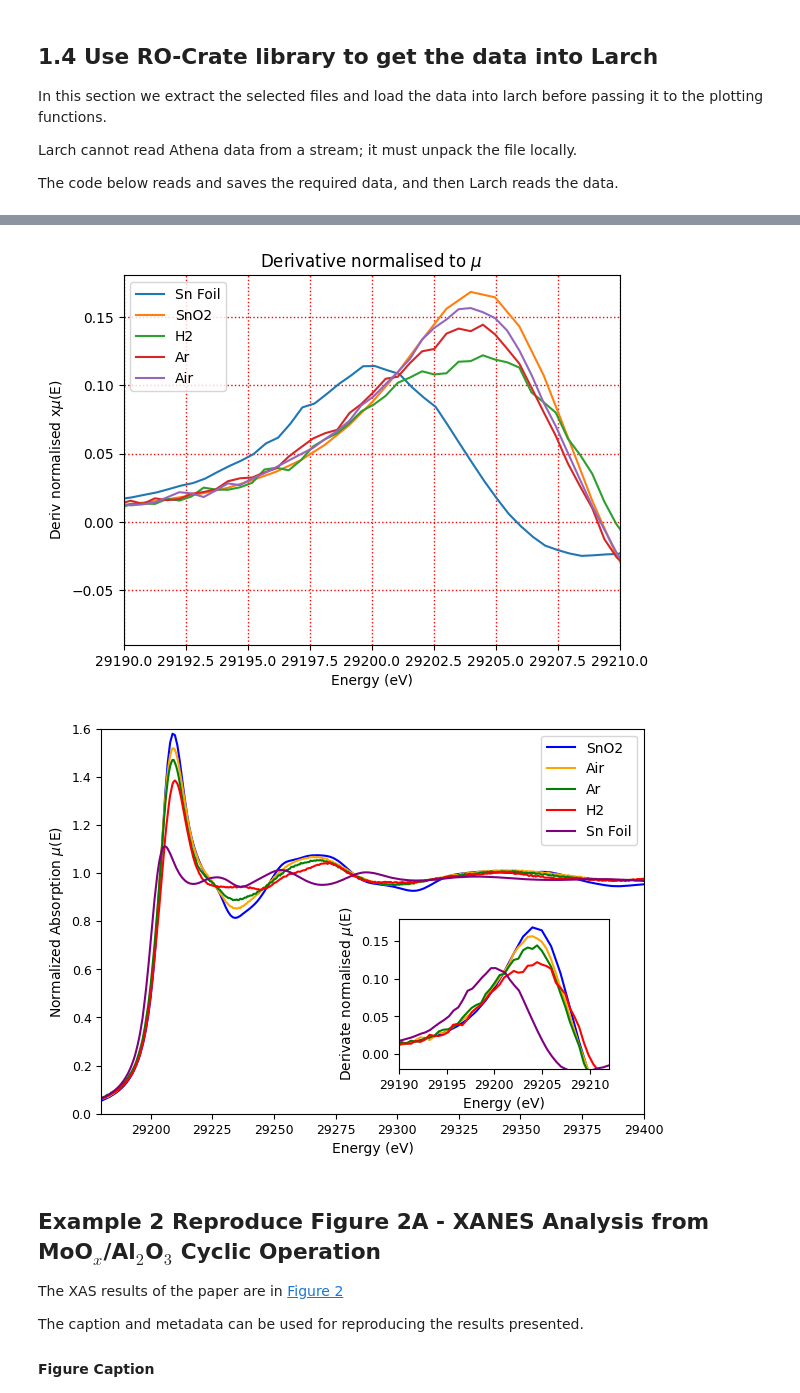
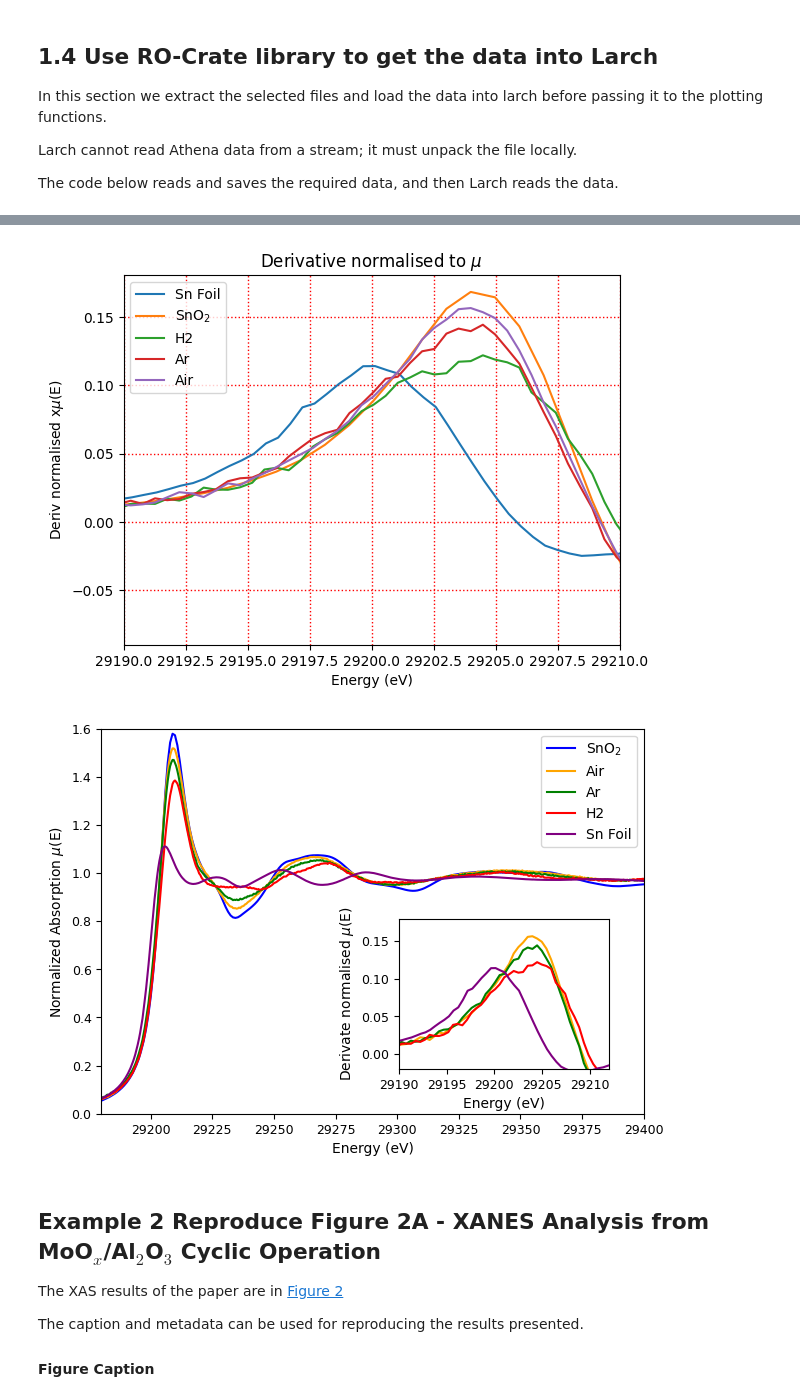
Before and after one commit to scman1/Galaxy-RO-Crate-Parse, a Jupyter notebook: Use RO-Crate Datasets.ipynb, the cells around one changed output, grey strips where cells are left out. Saved outputs shown, nothing was run; the diff lists cells and outputs as text; code cells hidden in the pictures.

```diff
--- a/Use RO-Crate Datasets.ipynb
+++ b/Use RO-Crate Datasets.ipynb
@@ -280,12 +298,10 @@ The code below reads and saves the required data, and then Larch reads the data.
 # normalisation, merging, re-binning, LCF
 # and visualisation (plotting)
 import lib.larch_data_reader as larch_reader
+
 tags = {"Sn_foil":"Sn Foil", "SnO2": "SnO2",
         "SnK_H2":"H2", "SnK_Air":"Air",
         "SnK_Ar":"Ar"}
-
-from larch import Interpreter
-lrch_session = Interpreter()
 
 #################################
 # Extracting Data from RO-Crate #
@@ -317,12 +333,14 @@ plot_groups={}
 for a_pg in project_groups:
     if a_pg == "Sn_foil":
         plot_groups[tags[a_pg]] = larch_reader.get_group(project_groups[a_pg], 'merge')
+        plot_groups[tags[a_pg]].filename = "Sn Foil"
     elif a_pg == "SnO2":
         plot_groups[tags[a_pg]] = larch_reader.get_group(project_groups[a_pg], "SnO2_0_9_2_6_13_5_0_8_1_0_with_theory")#'SnO2_0_9')
-        plot_groups[tags[a_pg]].name = tags[a_pg]
+        #plot_groups[tags[a_pg]].name = "SnO$_2$"
+        plot_groups[tags[a_pg]].filename = "SnO$_2$"
     else:
         plot_groups[tags[a_pg]] = larch_reader.get_group(project_groups[a_pg], next(iter(project_groups[a_pg])))
-    plot_groups[tags[a_pg]].filename = tags[a_pg]
+        plot_groups[tags[a_pg]].filename = tags[a_pg]
 
 # results in the paper are recalibrated to 29204
 recalibrate_e0_to = 29204
@@ -351,35 +368,35 @@ import matplotlib.pyplot as plt
 
 # advance plotting
 import lib.custom_plots as c_plots
 # inline: shows plot in notebook
 # tk: shows plot in popup
 %matplotlib inline
 
-include_groups = ["Air", "Ar", "H2", "Sn Foil", "SnO2"]
+include_groups = ["Air", "Ar", "H2", "Sn Foil", "SnO$_2$"]
 for a_sample in plot_groups:
     if plot_groups[a_sample].filename in include_groups:
         plt = larch_reader.plot_normalised(plot_groups[a_sample])
 
 plt.xlim([29180, 29400])
 plt.show()
 
 for a_sample in plot_groups:
     if plot_groups[a_sample].filename in include_groups:
         plt = larch_reader.plot_derivative(plot_groups[a_sample])
 
 plt.xlim([29190, 29210])
 plt.show()
 
 
 plot_colours = {"SnO2":["blue", "solid"],"Air":["orange", "solid"],
                 "Ar":["green", "solid"], "H2":['red', "solid"],
                 "Sn Foil":["purple", "solid"]}
 plt = c_plots.plot_normal_w_derivate(plot_groups, plot_colours,(7,5),[29180, 29400],[0.0,1.6], [29190, 29212], [-0.02, 0.18])
 plt.show()
 # %% [output]
 [figure]
 [figure]
-[figure, old version]
+[figure, new version]
 # %% [markdown]
 ## Example 2 Reproduce Figure 2A - XANES Analysis from MoO$_x$/Al$_2$O$_3$ Cyclic Operation
 
```
Also changed, not shown: parts of 15 cells of this notebook, 2 other files.
